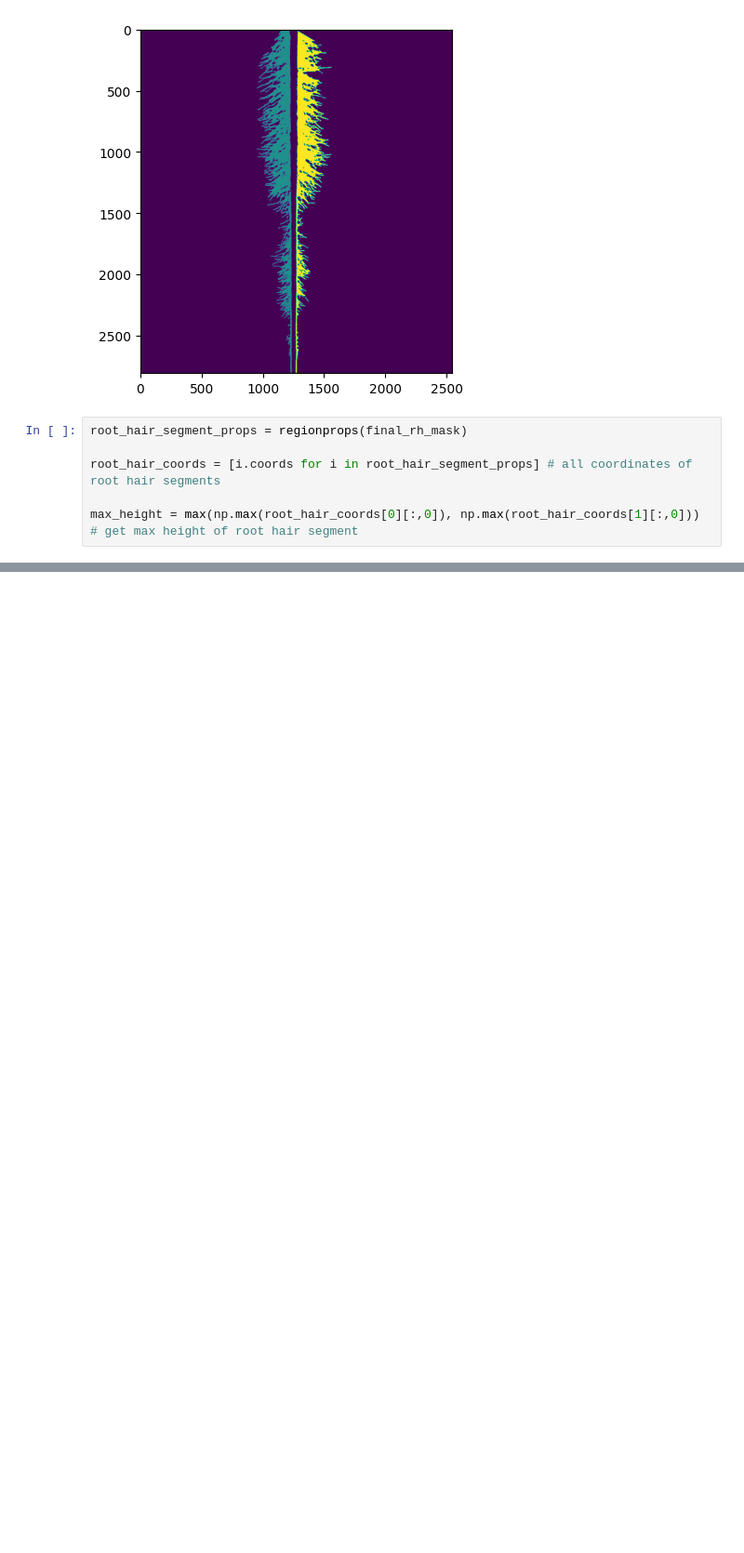
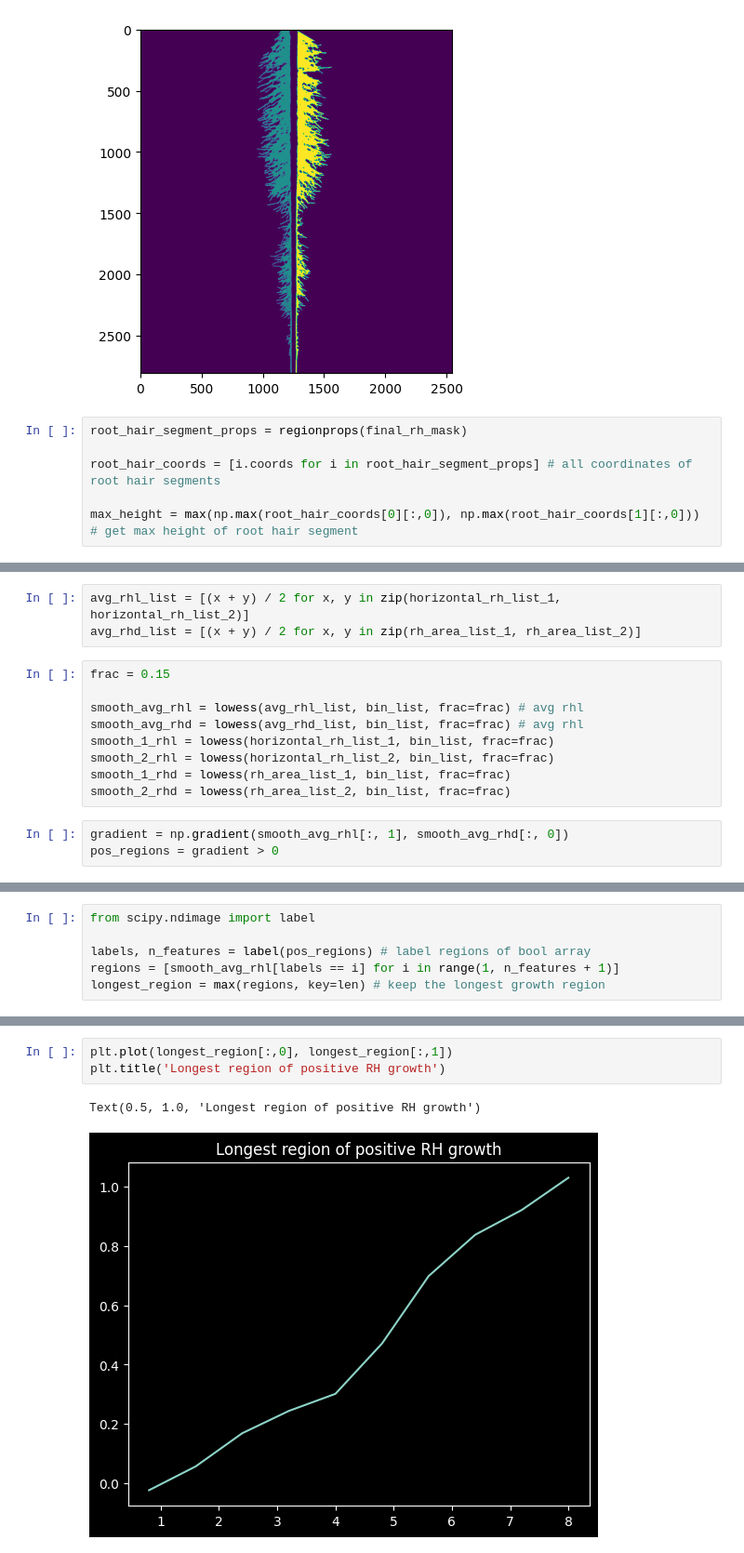
Before and after one commit to iantsang779/pyRootHair, a Jupyter notebook: demo/demo.ipynb, the cells around one changed output, grey strips where cells are left out. Shown at 93% size. Saved outputs shown, nothing was run; the diff lists cells and outputs as text; blank space fills up the shorter version.

```diff
--- a/demo/demo.ipynb
+++ b/demo/demo.ipynb
@@ -437,0 +474,15 @@ horizontal_rh_list_1
+# %%
+avg_rhl_list = [(x + y) / 2 for x, y in zip(horizontal_rh_list_1, horizontal_rh_list_2)]
+avg_rhd_list = [(x + y) / 2 for x, y in zip(rh_area_list_1, rh_area_list_2)]
+# %%
+frac = 0.15
+
+smooth_avg_rhl = lowess(avg_rhl_list, bin_list, frac=frac) # avg rhl
+smooth_avg_rhd = lowess(avg_rhd_list, bin_list, frac=frac) # avg rhl
+smooth_1_rhl = lowess(horizontal_rh_list_1, bin_list, frac=frac)
+smooth_2_rhl = lowess(horizontal_rh_list_2, bin_list, frac=frac)
+smooth_1_rhd = lowess(rh_area_list_1, bin_list, frac=frac)
+smooth_2_rhd = lowess(rh_area_list_2, bin_list, frac=frac)
+# %%
+gradient = np.gradient(smooth_avg_rhl[:, 1], smooth_avg_rhd[:, 0])
+pos_regions = gradient > 0
@@ -437,0 +496,6 @@ horizontal_rh_list_1
+# %%
+from scipy.ndimage import label
+
+labels, n_features = label(pos_regions) # label regions of bool array
+regions = [smooth_avg_rhl[labels == i] for i in range(1, n_features + 1)]
+longest_region = max(regions, key=len) # keep the longest growth region
@@ -437,0 +515,6 @@ horizontal_rh_list_1
+# %%
+plt.plot(longest_region[:,0], longest_region[:,1])
+plt.title('Longest region of positive RH growth')
+# %% [output]
+Text(0.5, 1.0, 'Longest region of positive RH growth')
+[figure, added]
```
Also changed, not shown: parts of 13 cells of this notebook, 1 other file.
